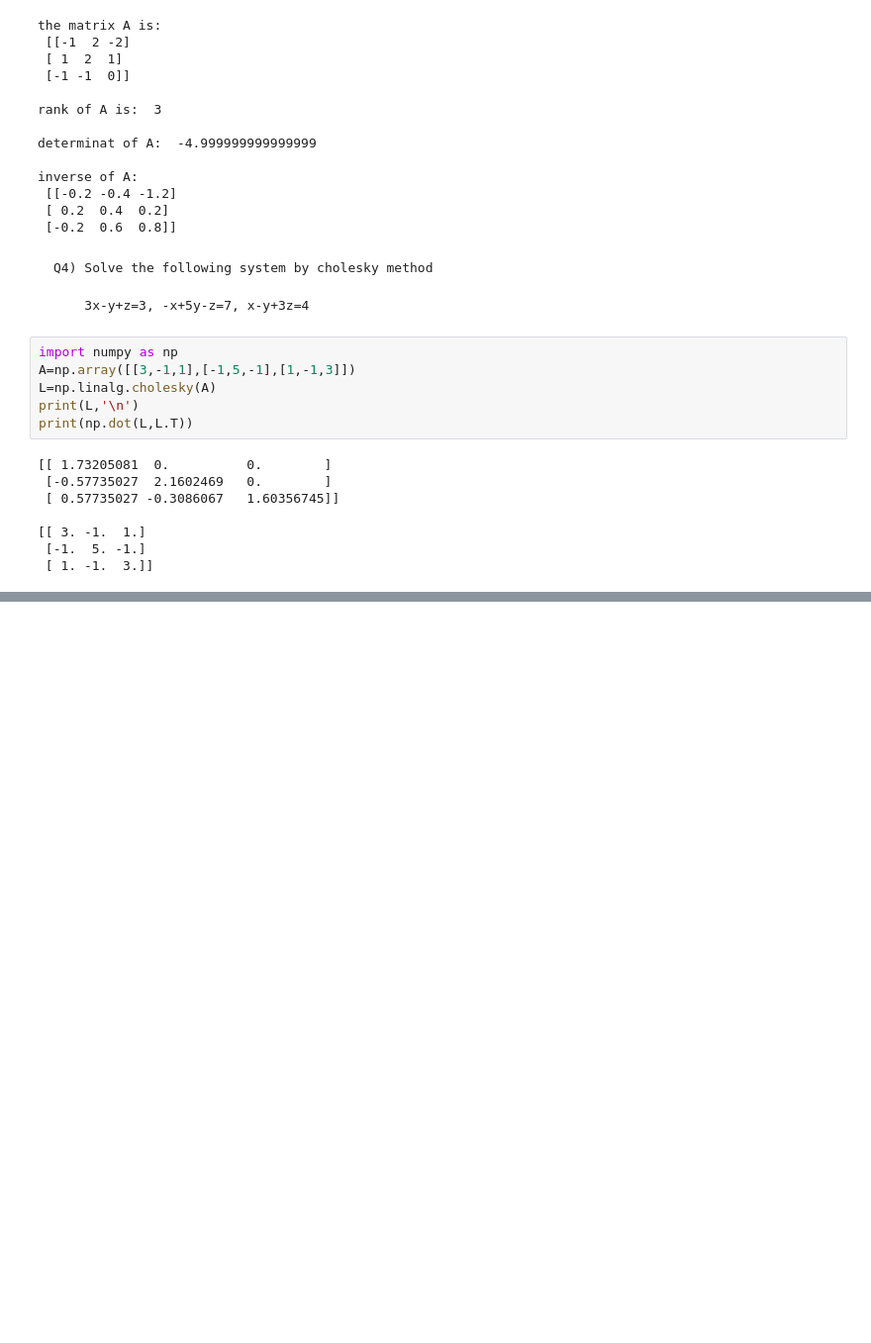
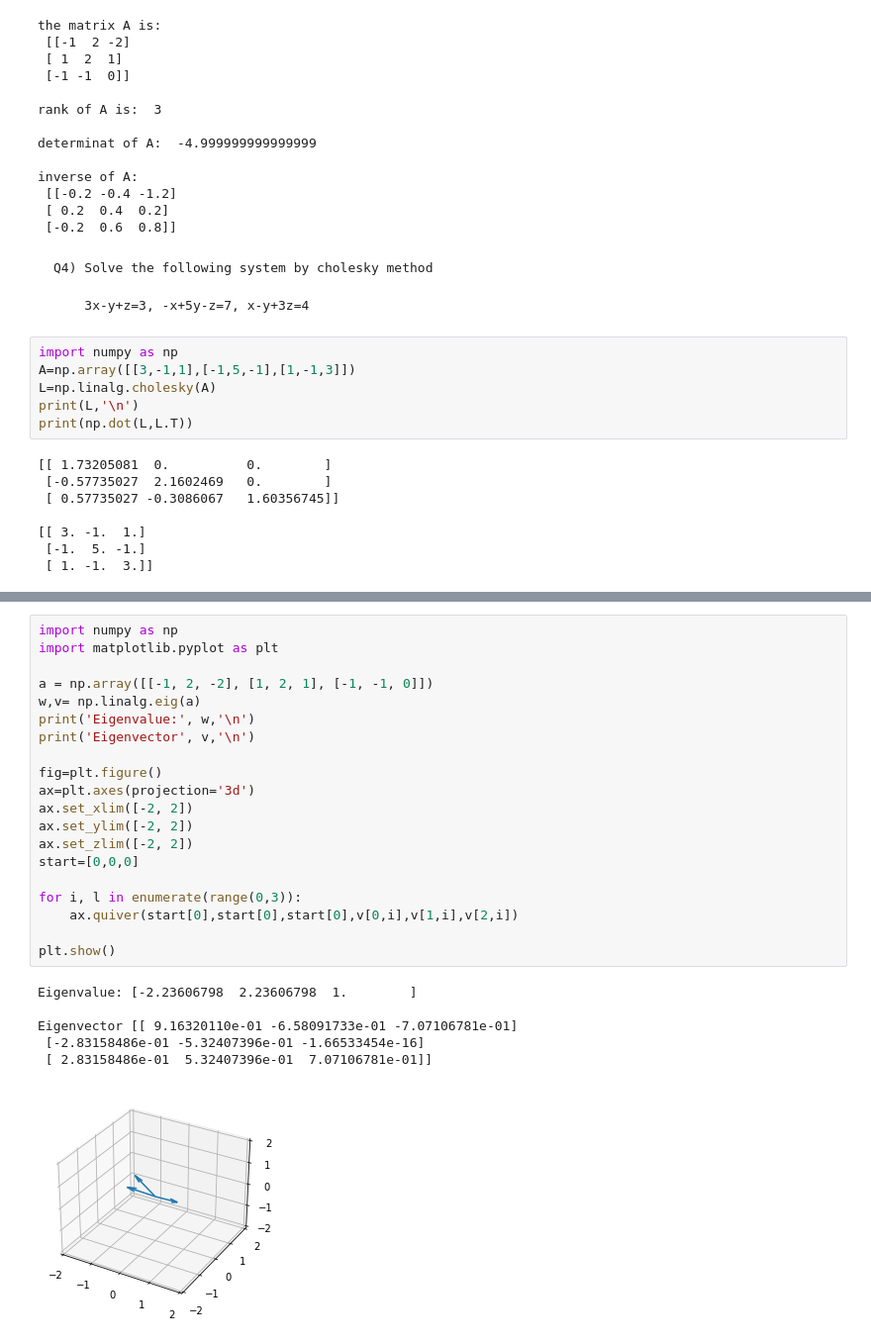
Before and after one commit to rohilahuja3/dsa-and-daa-lab-codes, a Jupyter notebook: final_maths_lab.ipynb, the cells around one changed output, grey strips where cells are left out. Shown at 99% size. Drawn from its saved outputs; the diff is of its cells as text; blank space fills up the shorter version.

```diff
--- a/final_maths_lab.ipynb
+++ b/final_maths_lab.ipynb
@@ -1324,0 +1371,27 @@ print(u)
+# %%
+import numpy as np
+import matplotlib.pyplot as plt
+
+a = np.array([[-1, 2, -2], [1, 2, 1], [-1, -1, 0]])
+w,v= np.linalg.eig(a)
+print('Eigenvalue:', w,'\n')
+print('Eigenvector', v,'\n')
+
+fig=plt.figure()
+ax=plt.axes(projection='3d')
+ax.set_xlim([-2, 2])
+ax.set_ylim([-2, 2])
+ax.set_zlim([-2, 2])
+start=[0,0,0]
+
+for i, l in enumerate(range(0,3)):
+    ax.quiver(start[0],start[0],start[0],v[0,i],v[1,i],v[2,i])
+
+plt.show()
+# %% [output]
+Eigenvalue: [-2.23606798  2.23606798  1.        ]
+
+Eigenvector [[ 9.16320110e-01 -6.58091733e-01 -7.07106781e-01]
+ [-2.83158486e-01 -5.32407396e-01 -1.66533454e-16]
+ [ 2.83158486e-01  5.32407396e-01  7.07106781e-01]]
+[figure, added]
```
Also changed, not shown: parts of 47 cells of this notebook, 3 other files.
